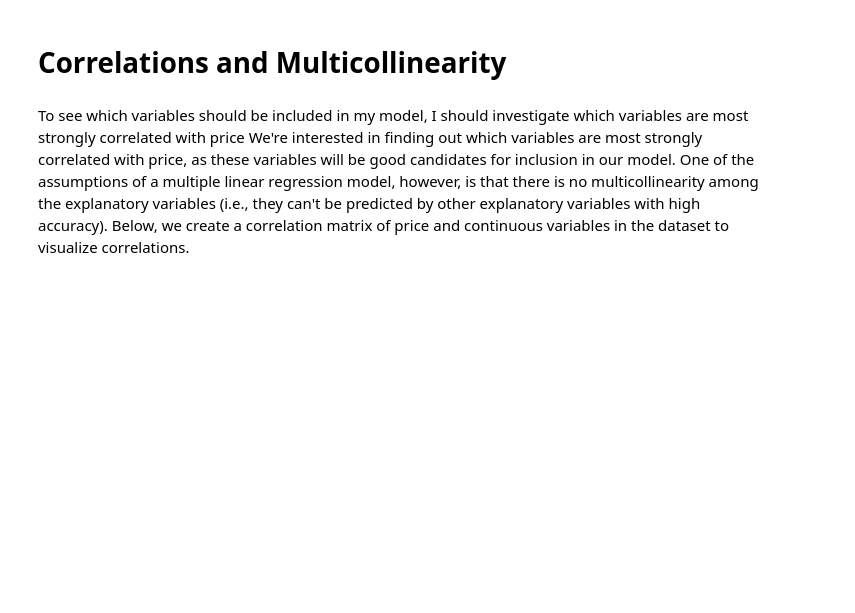
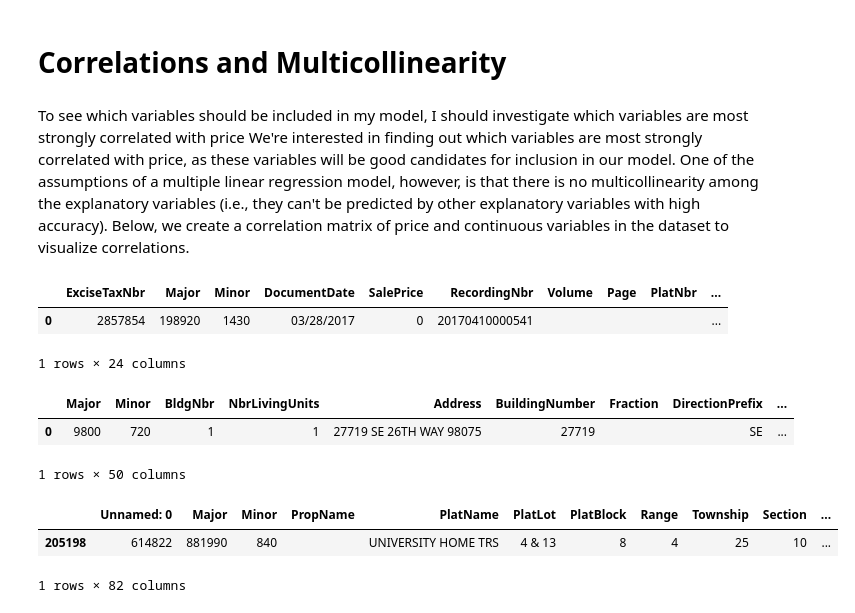
Before and after one commit to samtuleen/King-County-Home-Price-Predictors, a Jupyter notebook: notebooks/exploratory/Predicting-Most-Valuable-Home-Projects-In-King-County-Analysis.ipynb, the cells around one changed output. Cells and saved outputs as stored; diff of their text form; code cells hidden in the pictures; blank space fills up the shorter version.

```diff
--- a/notebooks/exploratory/Predicting-Most-Valuable-Home-Projects-In-King-County-Analysis.ipynb
+++ b/notebooks/exploratory/Predicting-Most-Valuable-Home-Projects-In-King-County-Analysis.ipynb
@@ -288,3 +293,24 @@ plt.show()
 # %% [markdown]
 To see which variables should be included in my model, I should investigate which variables are most strongly correlated with price
 We're interested in finding out which variables are most strongly correlated with price, as these variables will be good candidates for inclusion in our model. One of the assumptions of a multiple linear regression model, however, is that there is no multicollinearity among the explanatory variables (i.e., they can't be predicted by other explanatory variables with high accuracy). Below, we create a correlation matrix of price and continuous variables in the dataset to visualize correlations.
+# %%
+saleprices = pd.read_csv('../../data/raw/EXTR_RPSale.csv')
+saleprices.head(1)
+# %% [output]
+|  | ExciseTaxNbr | Major | Minor | DocumentDate | SalePrice | RecordingNbr | Volume | Page | PlatNbr | ... |
+| 0 | 2857854 | 198920 | 1430 | 03/28/2017 | 0 | 20170410000541 |  |  |  | ... |
+1 rows × 24 columns
+# %%
+housing_data = pd.read_csv('../../data/raw/EXTR_ResBldg.csv')
+housing_data.head(1)
+# %% [output]
+|  | Major | Minor | BldgNbr | NbrLivingUnits | Address | BuildingNumber | Fraction | DirectionPrefix | ... |
+| 0 | 9800 | 720 | 1 | 1 | 27719 SE 26TH WAY 98075 | 27719 |  | SE | ... |
+1 rows × 50 columns
+# %%
+parcel = pd.read_csv('../../data/raw/EXTR_Parcel.csv')
+parcel.tail(1)
+# %% [output]
+|  | Unnamed: 0 | Major | Minor | PropName | PlatName | PlatLot | PlatBlock | Range | Township | Section | ... |
+| 205198 | 614822 | 881990 | 840 |  | UNIVERSITY HOME TRS | 4 & 13 | 8 | 4 | 25 | 10 | ... |
+1 rows × 82 columns
```
Also changed, not shown: parts of 11 cells of this notebook, 1 other file.
